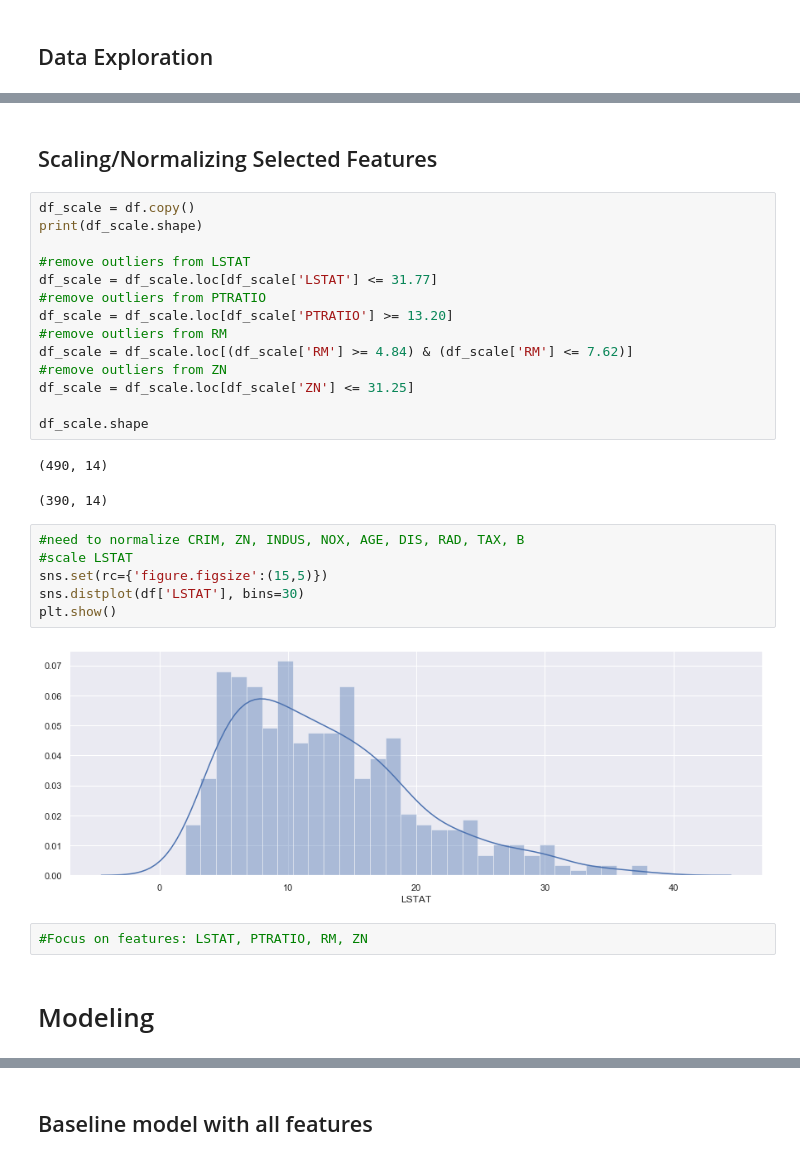
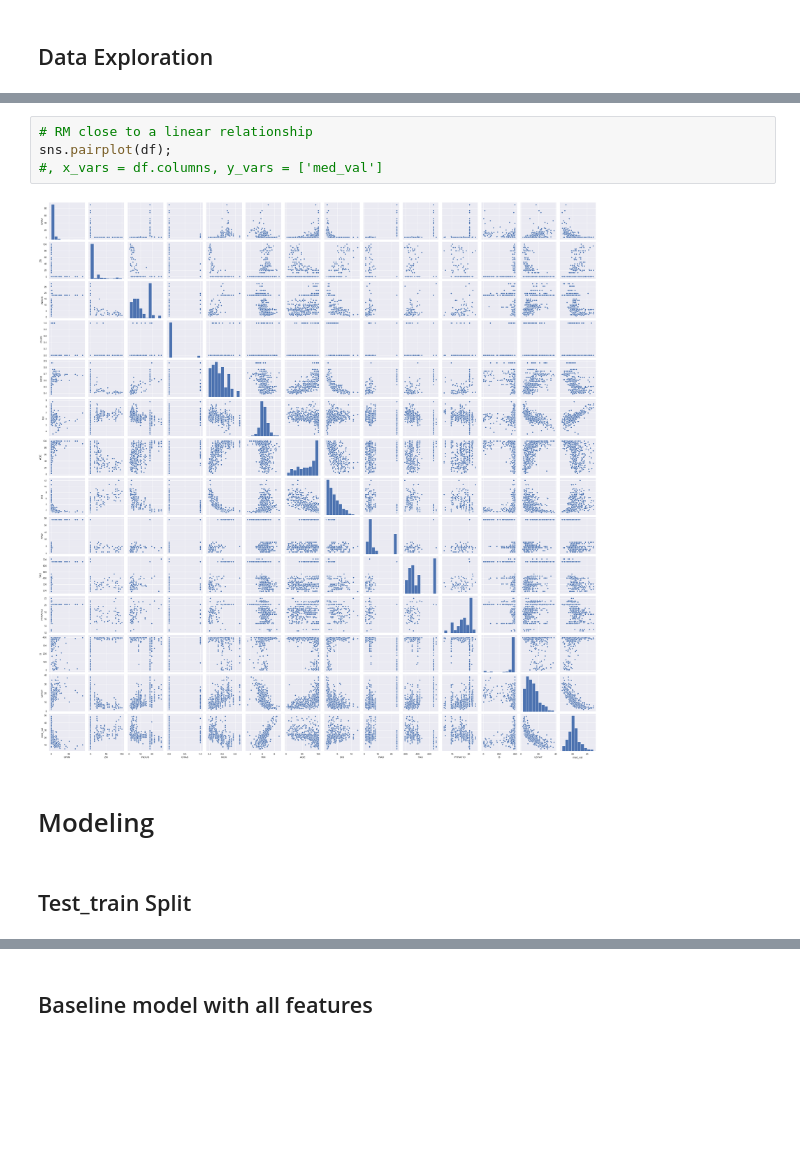
Before and after one commit to andrewcreates/DataScience-Projects, a Jupyter notebook: Boston-Housing-Data.ipynb, the cells around one changed output, grey strips where cells are left out. Drawn from its saved outputs; the diff is of its cells as text; blank space fills up the shorter version.

```diff
--- a/Boston-Housing-Data.ipynb
+++ b/Boston-Housing-Data.ipynb
@@ -147,31 +148,10 @@ sns.lmplot(x='LSTAT', y='med_val',data =df);
-# %% [markdown]
-## Scaling/Normalizing Selected Features
-# %%
-df_scale = df.copy()
-print(df_scale.shape)
-
-#remove outliers from LSTAT
-df_scale = df_scale.loc[df_scale['LSTAT'] <= 31.77]
-#remove outliers from PTRATIO
-df_scale = df_scale.loc[df_scale['PTRATIO'] >= 13.20]
-#remove outliers from RM
-df_scale = df_scale.loc[(df_scale['RM'] >= 4.84) & (df_scale['RM'] <= 7.62)]
-#remove outliers from ZN
-df_scale = df_scale.loc[df_scale['ZN'] <= 31.25]
-
-df_scale.shape
-# %% [output]
-(490, 14)
-(390, 14)
-# %%
-#need to normalize CRIM, ZN, INDUS, NOX, AGE, DIS, RAD, TAX, B
-#scale LSTAT
-sns.set(rc={'figure.figsize':(15,5)})
-sns.distplot(df['LSTAT'], bins=30)
-plt.show()
-# %% [output]
-[figure, removed]
-# %%
-#Focus on features: LSTAT, PTRATIO, RM, ZN
+# %%
+# RM close to a linear relationship
+sns.pairplot(df);
+#, x_vars = df.columns, y_vars = ['med_val']
+# %% [output]
+[figure, added]
 # %% [markdown]
 # Modeling
+# %% [markdown]
+## Test_train Split
```
Also changed, not shown: parts of 36 cells of this notebook.
